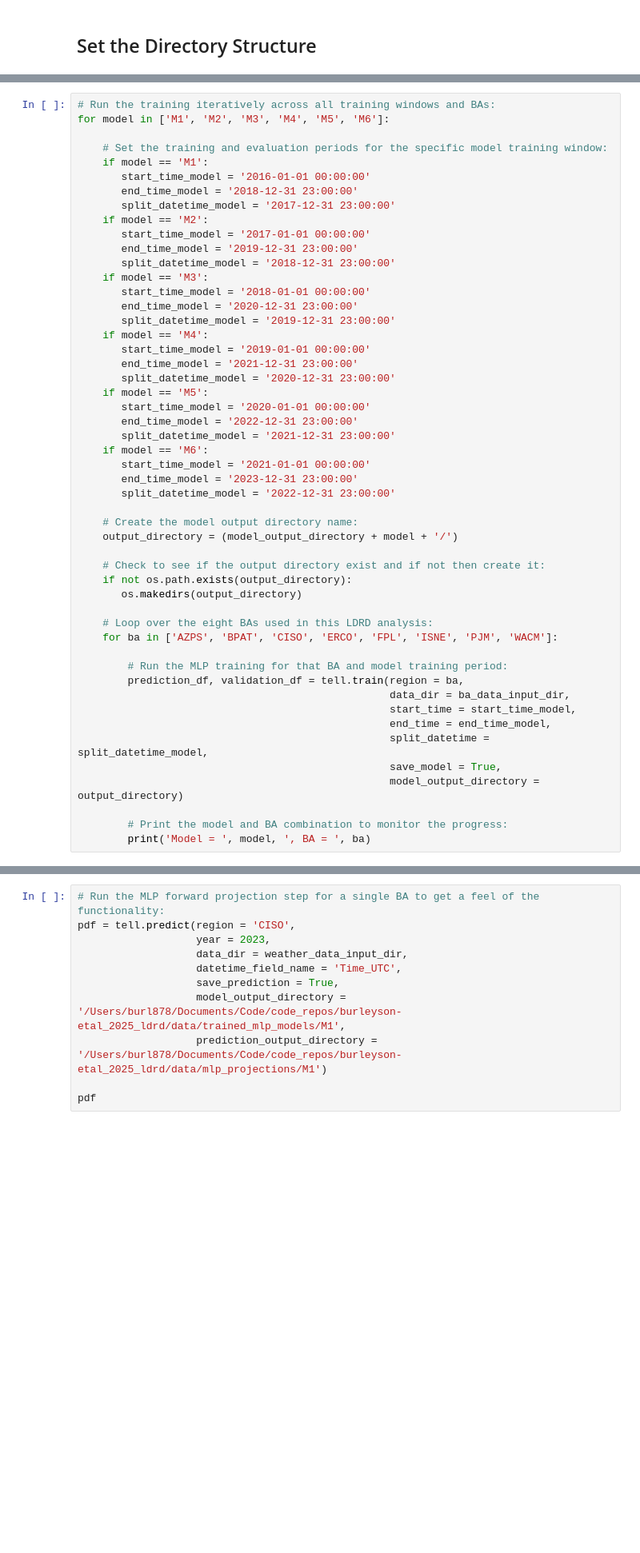
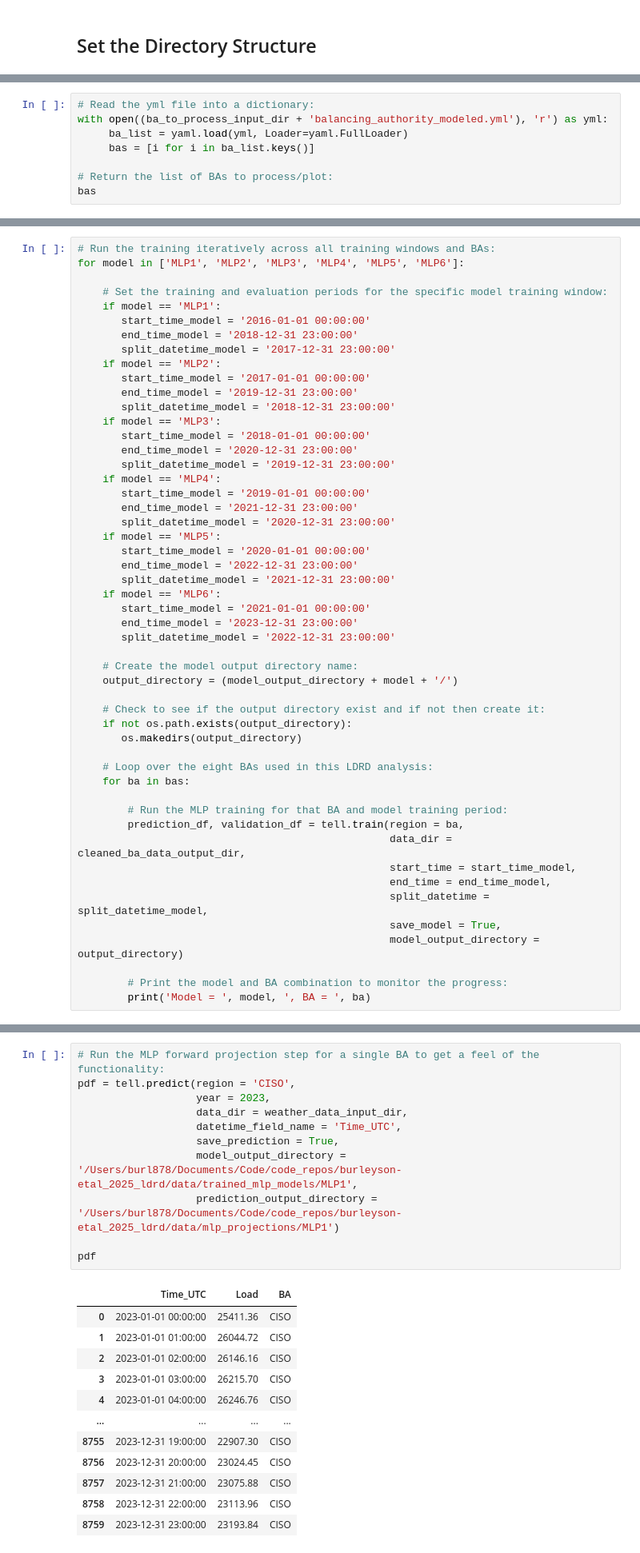
Before and after one commit to cdburley/burleyson-etal_2025_ldrd, a Jupyter notebook: notebooks/train_and_run_mlp_models.ipynb, the cells around one changed output, grey strips where cells are left out. Shown: that part at 80% size. Drawn from its saved outputs; the diff is of its cells as text; blank space fills up the shorter version.

```diff
--- a/notebooks/train_and_run_mlp_models.ipynb
+++ b/notebooks/train_and_run_mlp_models.ipynb
@@ -19,0 +26,8 @@ composite_output_directory = '/Users/burl878/Documents/Code/code_repos/burleyson
+# %%
+# Read the yml file into a dictionary:
+with open((ba_to_process_input_dir + 'balancing_authority_modeled.yml'), 'r') as yml:
+     ba_list = yaml.load(yml, Loader=yaml.FullLoader)
+     bas = [i for i in ba_list.keys()]
+
+# Return the list of BAs to process/plot:
+bas
@@ -42,29 +90,29 @@ validation_df
 # %%
 # Run the training iteratively across all training windows and BAs:
-for model in ['M1', 'M2', 'M3', 'M4', 'M5', 'M6']:
+for model in ['MLP1', 'MLP2', 'MLP3', 'MLP4', 'MLP5', 'MLP6']:
 
     # Set the training and evaluation periods for the specific model training window:
-    if model == 'M1':
+    if model == 'MLP1':
        start_time_model = '2016-01-01 00:00:00'
        end_time_model = '2018-12-31 23:00:00'
        split_datetime_model = '2017-12-31 23:00:00'
-    if model == 'M2':
+    if model == 'MLP2':
        start_time_model = '2017-01-01 00:00:00'
        end_time_model = '2019-12-31 23:00:00'
        split_datetime_model = '2018-12-31 23:00:00'
-    if model == 'M3':
+    if model == 'MLP3':
        start_time_model = '2018-01-01 00:00:00'
        end_time_model = '2020-12-31 23:00:00'
        split_datetime_model = '2019-12-31 23:00:00'
-    if model == 'M4':
+    if model == 'MLP4':
        start_time_model = '2019-01-01 00:00:00'
        end_time_model = '2021-12-31 23:00:00'
        split_datetime_model = '2020-12-31 23:00:00'
-    if model == 'M5':
+    if model == 'MLP5':
        start_time_model = '2020-01-01 00:00:00'
        end_time_model = '2022-12-31 23:00:00'
        split_datetime_model = '2021-12-31 23:00:00'
-    if model == 'M6':
+    if model == 'MLP6':
        start_time_model = '2021-01-01 00:00:00'
        end_time_model = '2023-12-31 23:00:00'
        split_datetime_model = '2022-12-31 23:00:00'
@@ -77,11 +125,11 @@ for model in ['M1', 'M2', 'M3', 'M4', 'M5', 'M6']:
        os.makedirs(output_directory)
 
     # Loop over the eight BAs used in this LDRD analysis:
-    for ba in ['AZPS', 'BPAT', 'CISO', 'ERCO', 'FPL', 'ISNE', 'PJM', 'WACM']:
+    for ba in bas:
 
         # Run the MLP training for that BA and model training period:
         prediction_df, validation_df = tell.train(region = ba,
-                                                  data_dir = ba_data_input_dir,
+                                                  data_dir = cleaned_ba_data_output_dir,
                                                   start_time = start_time_model,
                                                   end_time = end_time_model,
                                                   split_datetime = split_datetime_model,
@@ -100,11 +184,24 @@ help(tell.predict)
 # %%
 # Run the MLP forward projection step for a single BA to get a feel of the functionality:
 pdf = tell.predict(region = 'CISO',
                    year = 2023,
                    data_dir = weather_data_input_dir,
                    datetime_field_name = 'Time_UTC',
                    save_prediction = True,
-                   model_output_directory = '/Users/burl878/Documents/Code/code_repos/burleyson-etal_2025_ldrd/data/trained_mlp_models/M1',
-                   prediction_output_directory = '/Users/burl878/Documents/Code/code_repos/burleyson-etal_2025_ldrd/data/mlp_projections/M1')
+                   model_output_directory = '/Users/burl878/Documents/Code/code_repos/burleyson-etal_2025_ldrd/data/trained_mlp_models/MLP1',
+                   prediction_output_directory = '/Users/burl878/Documents/Code/code_repos/burleyson-etal_2025_ldrd/data/mlp_projections/MLP1')
 
 pdf
+# %% [output]
+|  | Time_UTC | Load | BA |
+| 0 | 2023-01-01 00:00:00 | 25411.36 | CISO |
+| 1 | 2023-01-01 01:00:00 | 26044.72 | CISO |
+| 2 | 2023-01-01 02:00:00 | 26146.16 | CISO |
+| 3 | 2023-01-01 03:00:00 | 26215.70 | CISO |
+| 4 | 2023-01-01 04:00:00 | 26246.76 | CISO |
+| ... | ... | ... | ... |
+| 8755 | 2023-12-31 19:00:00 | 22907.30 | CISO |
+| 8756 | 2023-12-31 20:00:00 | 23024.45 | CISO |
+| 8757 | 2023-12-31 21:00:00 | 23075.88 | CISO |
+| 8758 | 2023-12-31 22:00:00 | 23113.96 | CISO |
+| 8759 | 2023-12-31 23:00:00 | 23193.84 | CISO |
```
Also changed, not shown: parts of 11 cells of this notebook, 12 other files.
